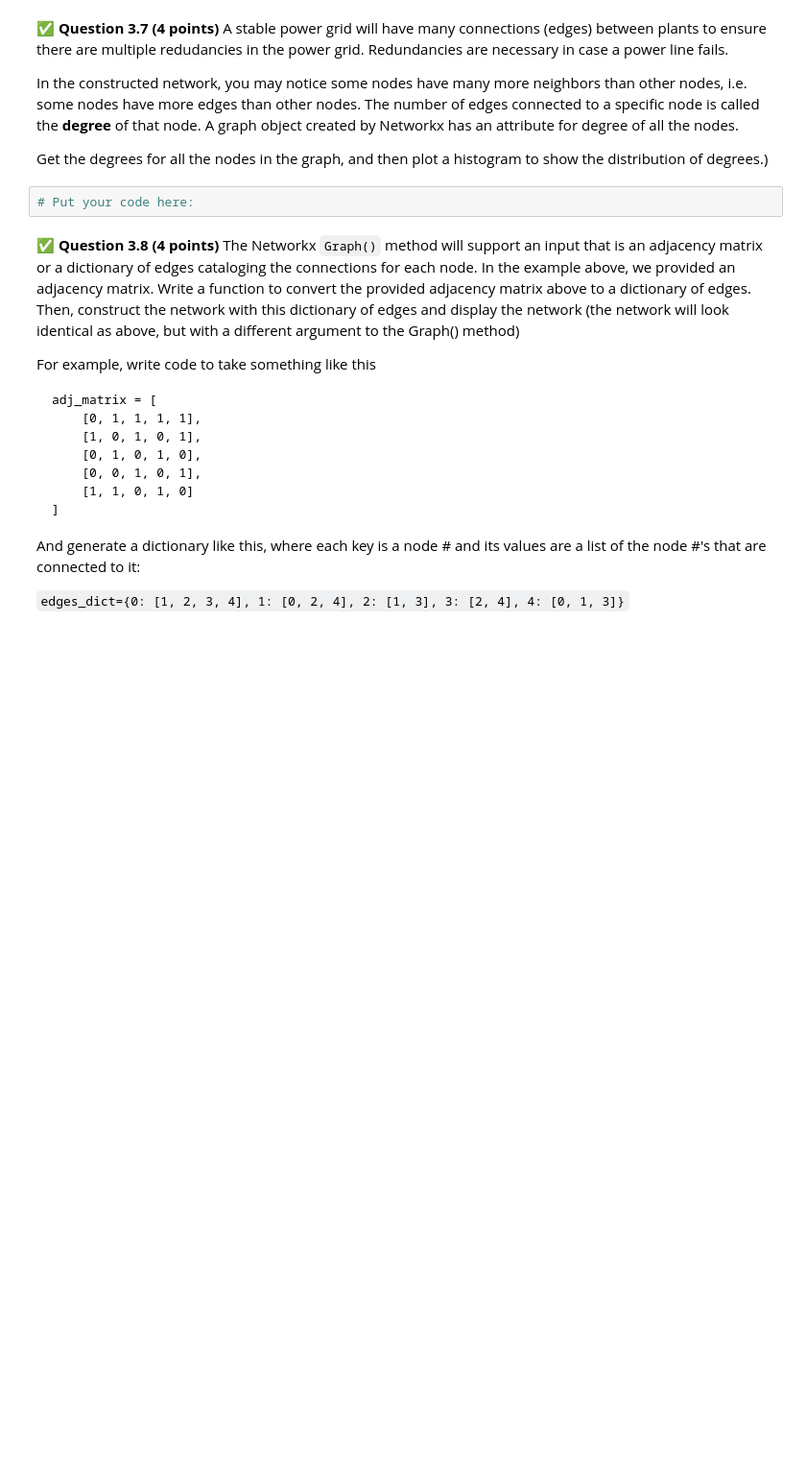
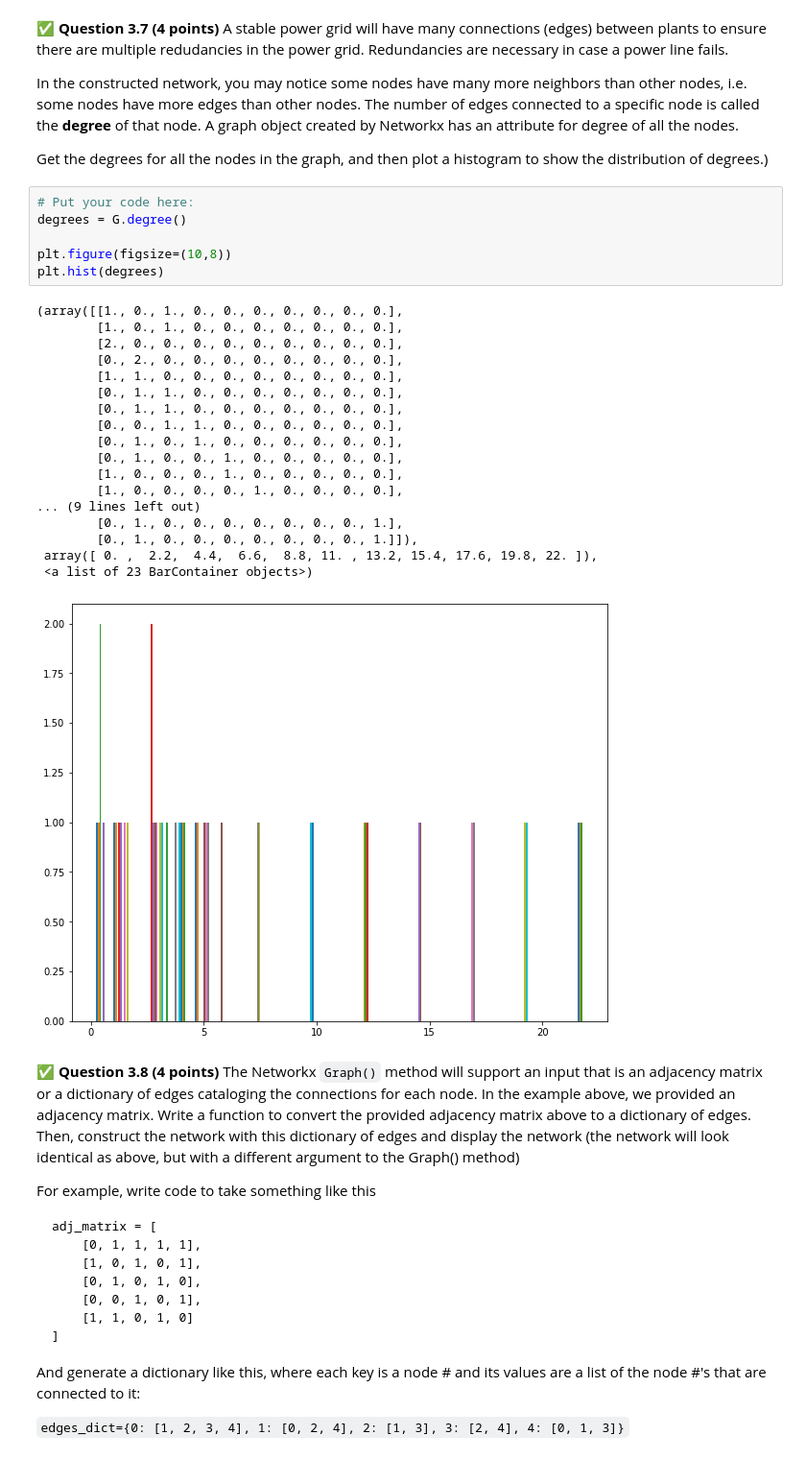
Before and after one commit to sarahhoogstraten/CMSE202-f23-turnin, a Jupyter notebook: hw-02/HW-02_OOP_ABM_GraphTheory-SarahHoogstraten.ipynb, the cells around one changed output. Shown: that part at 96% size. Drawn from its saved outputs; the diff is of its cells as text; blank space fills up the shorter version.

```diff
--- a/hw-02/HW-02_OOP_ABM_GraphTheory-SarahHoogstraten.ipynb
+++ b/hw-02/HW-02_OOP_ABM_GraphTheory-SarahHoogstraten.ipynb
@@ -497,6 +581,29 @@ In the constructed network, you may notice some nodes have many more neighbors t
 Get the degrees for all the nodes in the graph, and then plot a histogram to show the distribution of degrees.)
 # %%
 # Put your code here:
+degrees = G.degree()
+
+plt.figure(figsize=(10,8))
+plt.hist(degrees)
+# %% [output]
+(array([[1., 0., 1., 0., 0., 0., 0., 0., 0., 0.],
+        [1., 0., 1., 0., 0., 0., 0., 0., 0., 0.],
+        [2., 0., 0., 0., 0., 0., 0., 0., 0., 0.],
+        [0., 2., 0., 0., 0., 0., 0., 0., 0., 0.],
+        [1., 1., 0., 0., 0., 0., 0., 0., 0., 0.],
+        [0., 1., 1., 0., 0., 0., 0., 0., 0., 0.],
+        [0., 1., 1., 0., 0., 0., 0., 0., 0., 0.],
+        [0., 0., 1., 1., 0., 0., 0., 0., 0., 0.],
+        [0., 1., 0., 1., 0., 0., 0., 0., 0., 0.],
+        [0., 1., 0., 0., 1., 0., 0., 0., 0., 0.],
+        [1., 0., 0., 0., 1., 0., 0., 0., 0., 0.],
+        [1., 0., 0., 0., 0., 1., 0., 0., 0., 0.],
+... (9 lines left out)
+        [0., 1., 0., 0., 0., 0., 0., 0., 0., 1.],
+        [0., 1., 0., 0., 0., 0., 0., 0., 0., 1.]]),
+ array([ 0. ,  2.2,  4.4,  6.6,  8.8, 11. , 13.2, 15.4, 17.6, 19.8, 22. ]),
+ <a list of 23 BarContainer objects>)
+[figure, added]
 # %% [markdown]
 &#9989; **Question 3.8 (4 points)** The Networkx `Graph()` method will support an input that is an adjacency matrix or a dictionary of edges cataloging the connections for each node.  In the example above, we provided an adjacency matrix.  Write a function to convert the provided adjacency matrix above to a dictionary of edges.  Then, construct the network with this dictionary of edges and display the network (the network will look identical as above, but with a different argument to the Graph() method)
 
```
Also changed, not shown: parts of 25 cells of this notebook.
